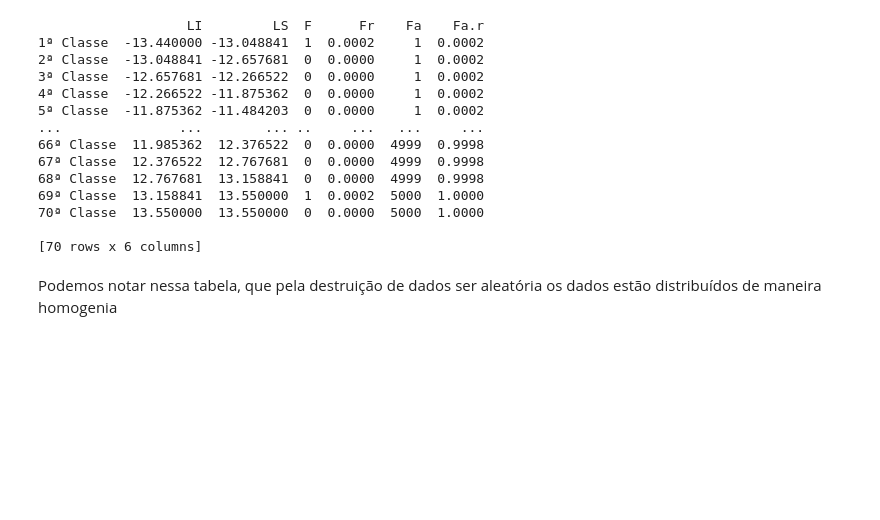
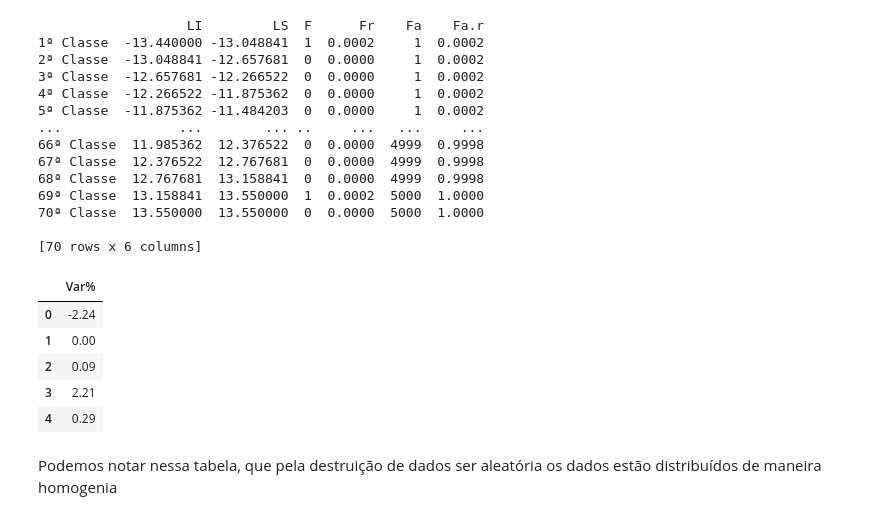
Before and after one commit to mauriciomau0/Desenvolvimento_IA_Analise_Preditiva, a Jupyter notebook: notebooks_complementares/Resumão_de_Estatística_para_Analise_de_Dados.ipynb, the cells around one changed output. Drawn from its saved outputs; the diff is of its cells as text; code cells hidden in the pictures; blank space fills up the shorter version.

```diff
--- a/notebooks_complementares/Resumão_de_Estatística_para_Analise_de_Dados.ipynb
+++ b/notebooks_complementares/Resumão_de_Estatística_para_Analise_de_Dados.ipynb
@@ -168,6 +168,15 @@ print(classes_df)
 70ª Classe  13.550000  13.550000  0  0.0000  5000  1.0000
 
 [70 rows x 6 columns]
+# %%
+df.head()
+# %% [output]
+|  | Var% |
+| 0 | -2.24 |
+| 1 | 0.00 |
+| 2 | 0.09 |
+| 3 | 2.21 |
+| 4 | 0.29 |
 # %% [markdown]
 Podemos notar nessa tabela, que pela destruição de dados ser aleatória os dados estão distribuídos de maneira homogenia
 # %% [markdown]
```
Also changed, not shown: parts of 3 cells of this notebook.
